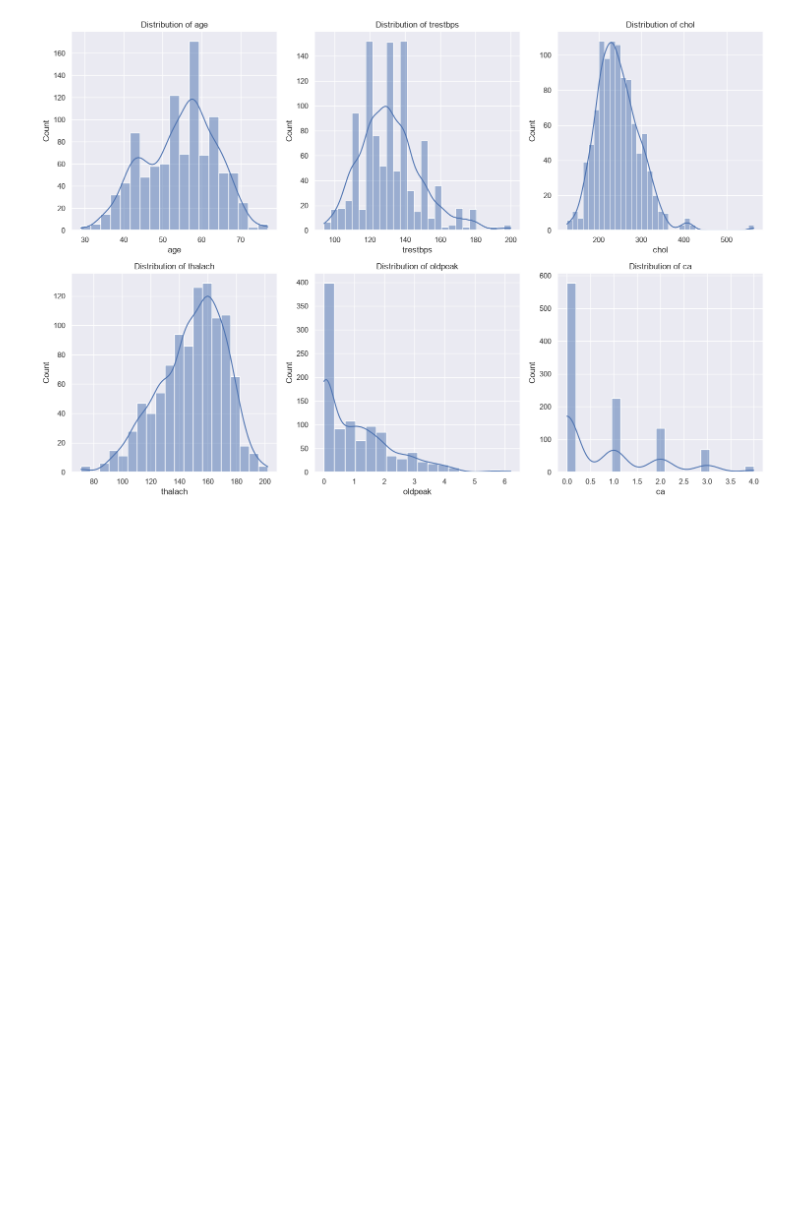
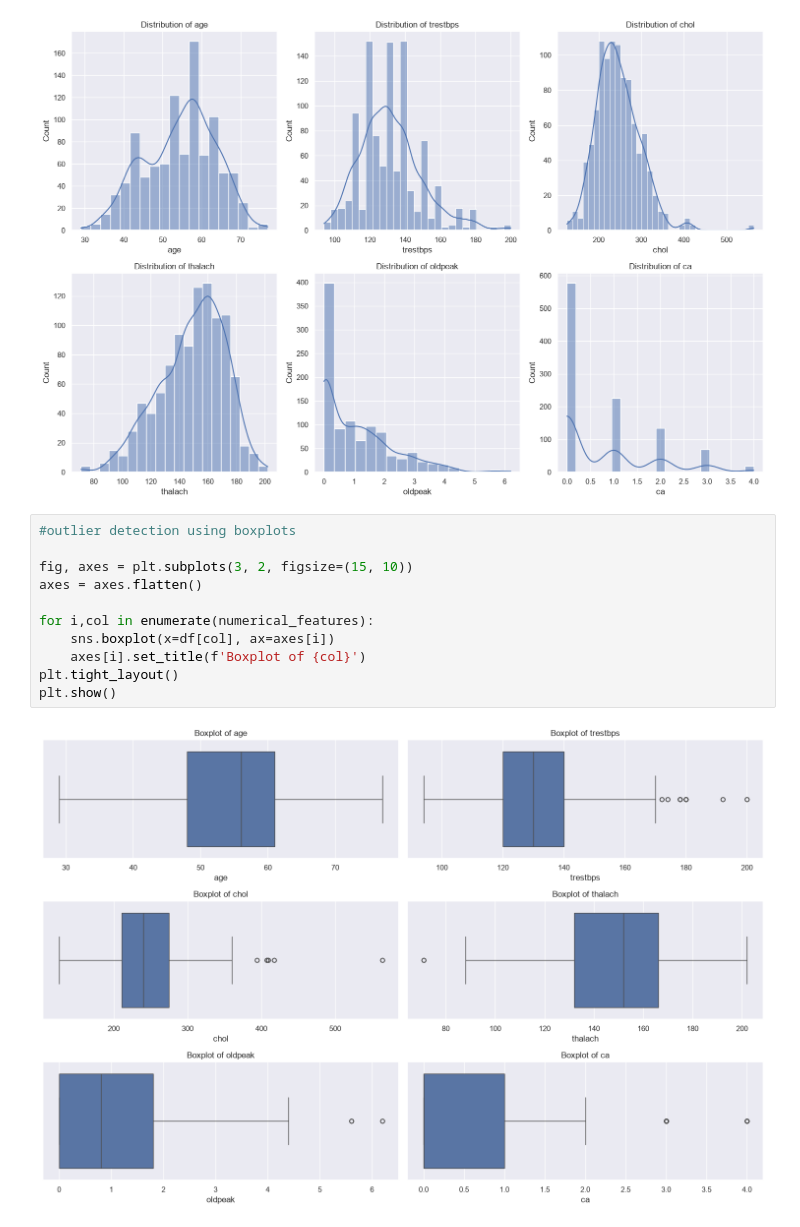
Before and after one commit to Dilshan7704/Medical-Healthcare-Assistant, a Jupyter notebook: notebook_file/Heart_Disease_Prediction.ipynb, the cells around one changed output. Cells and saved outputs as stored; diff of their text form; blank space fills up the shorter version.

```diff
--- a/notebook_file/Heart_Disease_Prediction.ipynb
+++ b/notebook_file/Heart_Disease_Prediction.ipynb
@@ -139,3 +139,16 @@ plt.tight_layout()
 plt.show()
 # %% [output]
 [figure]
+# %%
+#outlier detection using boxplots
+
+fig, axes = plt.subplots(3, 2, figsize=(15, 10))
+axes = axes.flatten()
+
+for i,col in enumerate(numerical_features):
+    sns.boxplot(x=df[col], ax=axes[i])
+    axes[i].set_title(f'Boxplot of {col}')
+plt.tight_layout()
+plt.show()
+# %% [output]
+[figure, added]
```
